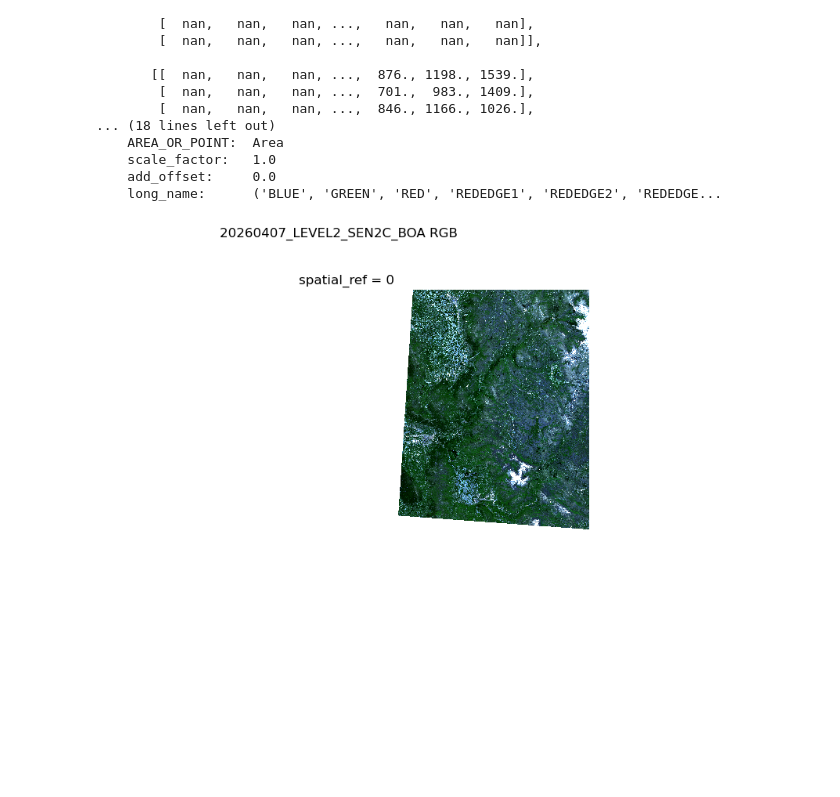
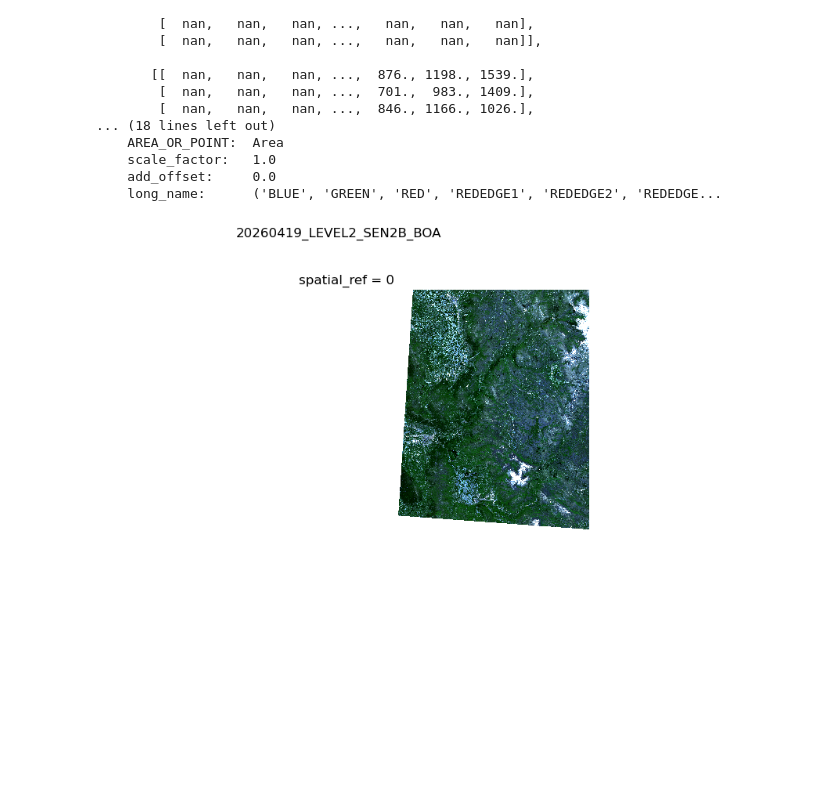
Before and after one commit to bcdev/apex-force-openeo, a Jupyter notebook: examples/run-level2-and-download/FORCE_level2_and_download_query.ipynb, the cells around one changed output. Drawn from its saved outputs; the diff is of its cells as text; code cells hidden in the pictures.

Commit message:
Update figure title

```diff
--- a/examples/run-level2-and-download/FORCE_level2_and_download_query.ipynb
+++ b/examples/run-level2-and-download/FORCE_level2_and_download_query.ipynb
@@ -276,7 +276,7 @@ array([[[  nan,   nan,   nan, ...,  634.,  964., 1176.],
 # %%
 fig, ax = plt.subplots(1, 1, figsize=(8, 8))
 rgb_da.plot.imshow(ax=ax, rgb="band", robust=True)
 ax.axis("off")
-fig.suptitle("20260407_LEVEL2_SEN2C_BOA RGB");
+fig.suptitle(tiff_path.stem);
 # %% [output]
-[figure, old version]
+[figure, new version]
```
